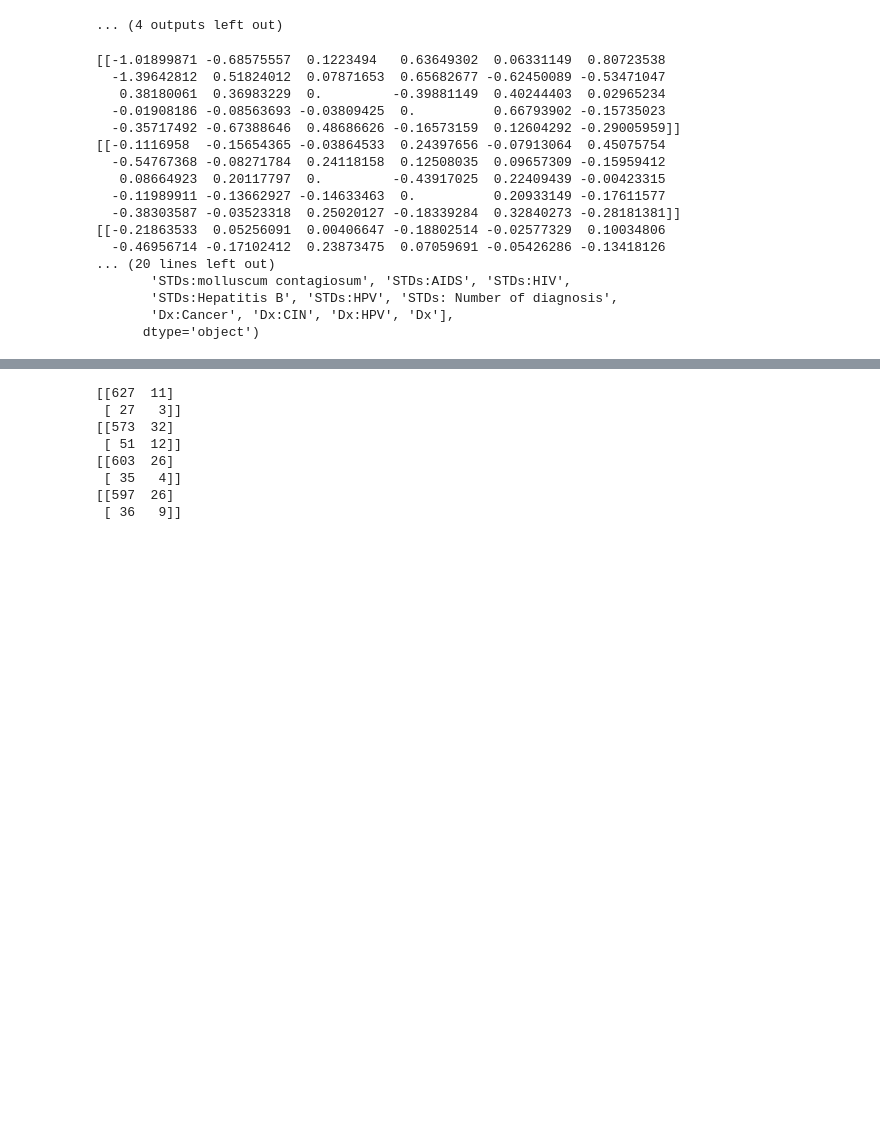
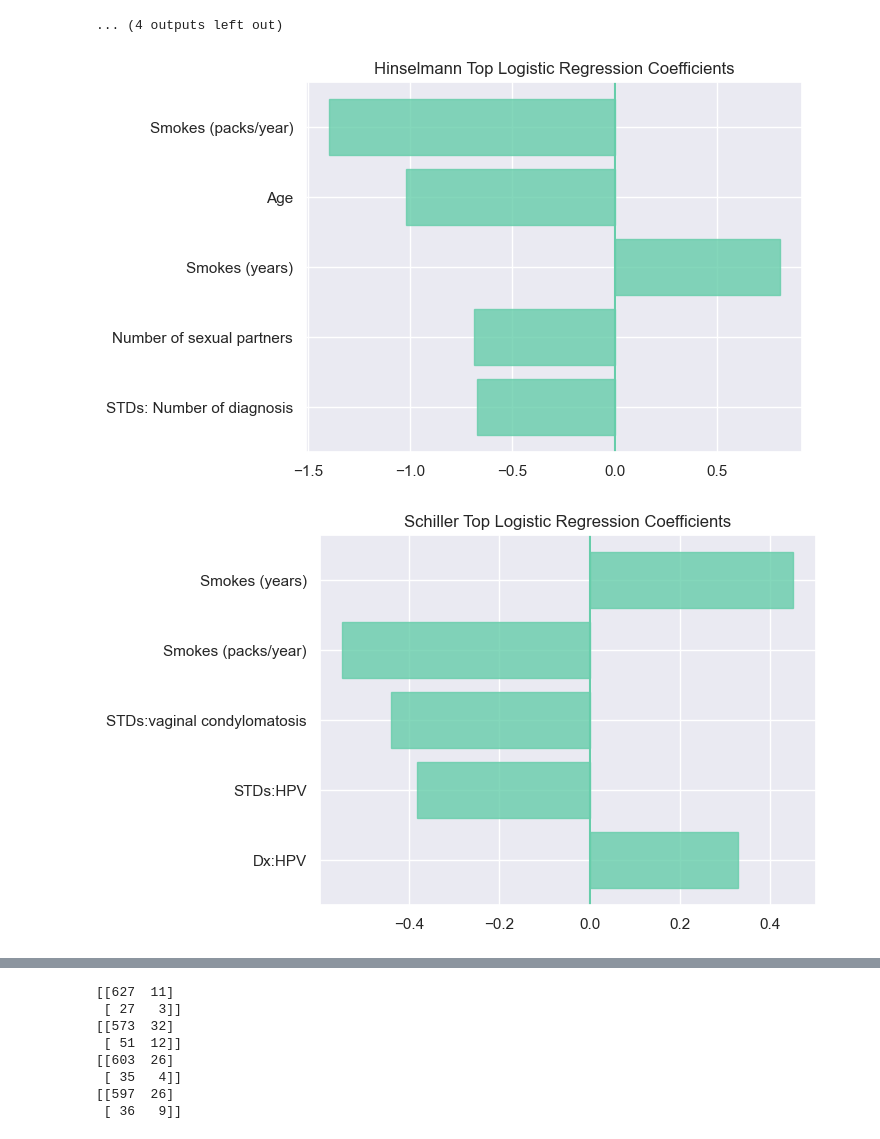
Before and after one commit to NeekTheGiraffe/cervical-cancer-model, a Jupyter notebook: BE 175 Final Project Cervical Cancer Prediction.ipynb, the cells around one changed output, grey strips where cells are left out. Drawn from its saved outputs; the diff is of its cells as text; code cells hidden in the pictures; blank space fills up the shorter version.

Commit message:
add logreg coefs w/ graphs

```diff
--- a/BE 175 Final Project Cervical Cancer Prediction.ipynb
+++ b/BE 175 Final Project Cervical Cancer Prediction.ipynb
@@ -117,36 +117,38 @@ for outcome, name in zip([hinselmann, schiller, citology, biopsy],
 | False positive rate | 0.294 |
 | False negative rate | 0.615 |
 ... (4 outputs left out)
-# %%
-###### Logistic regression coefficients ######
-
-lr_pipe_co = lr_pipe
-coef_avg = np.empty(30)
-for outcome, name in zip([hinselmann, schiller, citology, biopsy],
-                             ['Hinselmann', 'Schiller', 'Citology', 'Biopsy']):
-    #direct_cm = direct_fit_classifier(lr_pipe, x, outcome, 'logreg')
-    fit_params = {'logreg__sample_weight': compute_sample_weight('balanced', outcome)}
-    lr_pipe_co.fit(x, outcome, **fit_params)
-    lr_coefs = lr_pipe_co.named_steps['logreg'].coef_
-    coef_avg = coef_avg + lr_coefs
-    print(lr_coefs)
-print(coef_avg/4)
-print(x.columns)
-# %% [output]
-[[-1.01899871 -0.68575557  0.1223494   0.63649302  0.06331149  0.80723538
-  -1.39642812  0.51824012  0.07871653  0.65682677 -0.62450089 -0.53471047
-   0.38180061  0.36983229  0.         -0.39881149  0.40244403  0.02965234
-  -0.01908186 -0.08563693 -0.03809425  0.          0.66793902 -0.15735023
-  -0.35717492 -0.67388646  0.48686626 -0.16573159  0.12604292 -0.29005959]]
-[[-0.1116958  -0.15654365 -0.03864533  0.24397656 -0.07913064  0.45075754
-  -0.54767368 -0.08271784  0.24118158  0.12508035  0.09657309 -0.15959412
-   0.08664923  0.20117797  0.         -0.43917025  0.22409439 -0.00423315
-  -0.11989911 -0.13662927 -0.14633463  0.          0.20933149 -0.17611577
-  -0.38303587 -0.03523318  0.25020127 -0.18339284  0.32840273 -0.28181381]]
-[[-0.21863533  0.05256091  0.00406647 -0.18802514 -0.02577329  0.10034806
-  -0.46956714 -0.17102412  0.23873475  0.07059691 -0.05426286 -0.13418126
-... (20 lines left out)
-       'STDs:molluscum contagiosum', 'STDs:AIDS', 'STDs:HIV',
-       'STDs:Hepatitis B', 'STDs:HPV', 'STDs: Number of diagnosis',
-       'Dx:Cancer', 'Dx:CIN', 'Dx:HPV', 'Dx'],
-      dtype='object')
+# %%
+###### Logistic regression coefficients ######
+
+lr_pipe_co = lr_pipe
+coef_avg = np.empty(30)
+for outcome, name in zip([hinselmann, schiller, citology, biopsy],
+                             ['Hinselmann', 'Schiller', 'Citology', 'Biopsy']):
+    fit_params = {'logreg__sample_weight': compute_sample_weight('balanced', outcome)}
+    lr_pipe_co.fit(x, outcome, **fit_params)
+    lr_coefs = lr_pipe_co.named_steps['logreg'].coef_
+    coef_avg = coef_avg + lr_coefs
+
+    ind = np.argpartition(np.abs(lr_coefs), -5)[0][-5:]
+    highest_weights = lr_coefs[0][ind]
+    plt.figure()
+    plt.barh(range(5), highest_weights, tick_label=x.columns[ind],
+             color='mediumaquamarine', alpha=0.8, ec='mediumaquamarine')
+    plt.axvline(x=0, c='mediumaquamarine')
+    plt.title(name + " Top Logistic Regression Coefficients")
+#     print(lr_coefs[0][ind])
+#     print(x.columns[ind])
+# print(coef_avg/4)
+# print(x.columns)
+coef_avg = coef_avg/4
+avg_ind = np.argpartition(np.abs(coef_avg), -5)[0][-5:]
+avg_weights = coef_avg[0][avg_ind]
+plt.figure()
+plt.barh(range(5), avg_weights, tick_label=x.columns[avg_ind],
+         color='steelblue', alpha=0.8, ec='steelblue')
+plt.axvline(x=0, c='steelblue')
+plt.title("Top Logistic Regression Coefficients\nAcross All Diagnostic Methods")
+plt.show()
+# %% [output]
+[figure, added]
+[figure, added]
```
Also changed, not shown: parts of 1 cell of this notebook.
